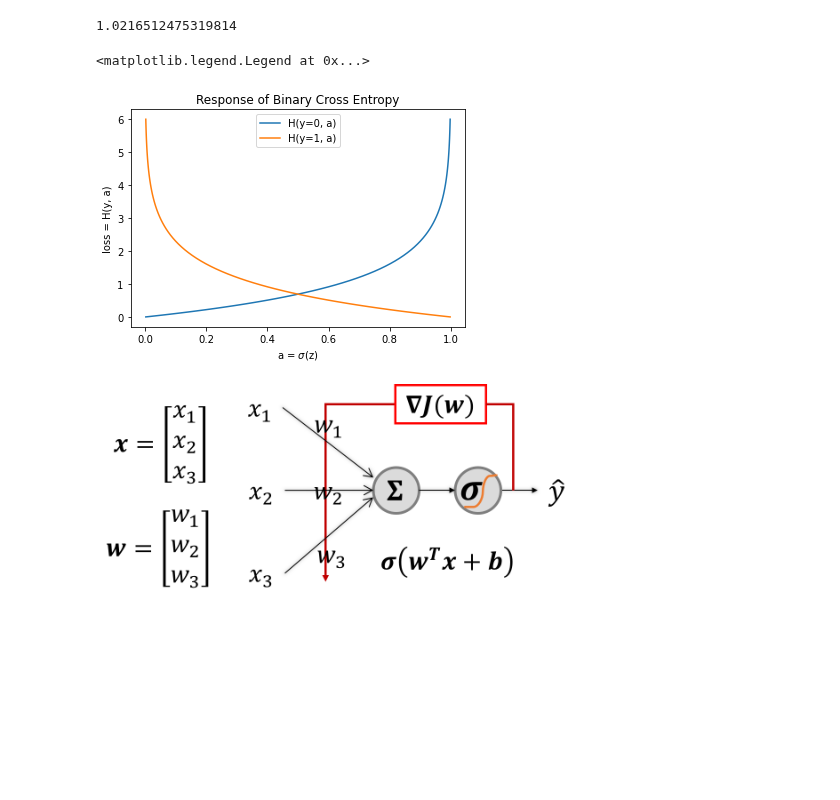
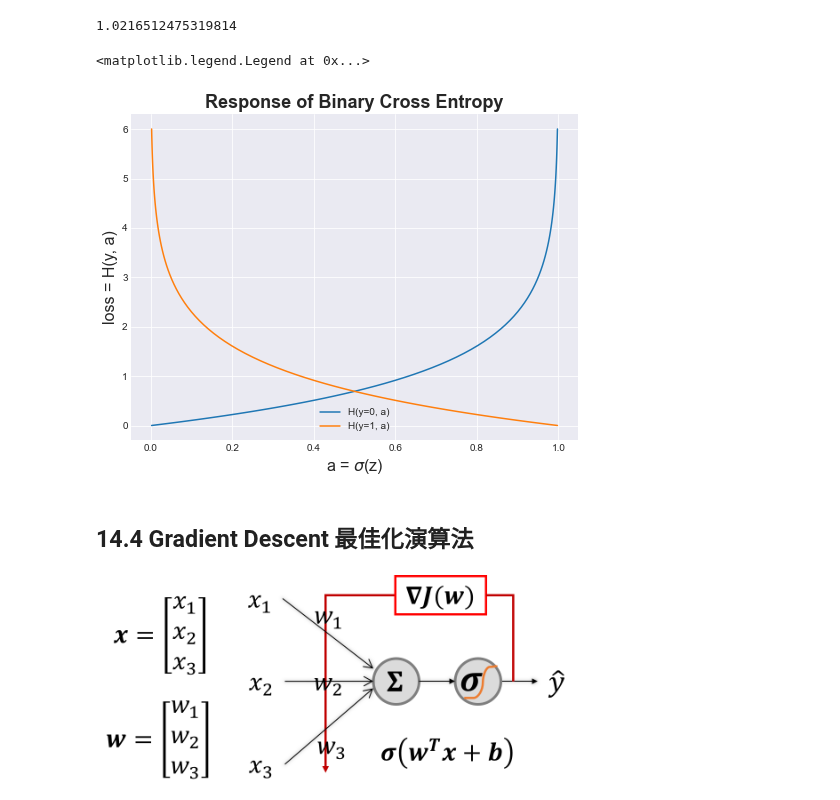
Before and after one commit to twMr7/Python-Machine-Learning, a Jupyter notebook: 14-Building_A_Machine_Learning_Model_from_Scratch.ipynb, the cells around one changed output. Drawn from its saved outputs; the diff is of its cells as text; code cells hidden in the pictures; blank space fills up the shorter version.

```diff
--- a/14-Building_A_Machine_Learning_Model_from_Scratch.ipynb
+++ b/14-Building_A_Machine_Learning_Model_from_Scratch.ipynb
@@ -49,3 +49,11 @@ $$
 監督式學習中，根據學習目標數據的特質有不同的解決手法。 常見的術語，例如從手寫數字的影像辨識成有限數量的 0 到 9 的數字類別，這樣的問題稱為 **分類（classification）** 問題，由於是分辨多個類別的其中一種，又叫 **多元分類（multiclass classification）**。 如果是醫學中常見的區分有病（positive）、沒病（negative）的推斷，稱為 **二元分類（binary classification）**。 現實中另外還常見有一種輸入帶有多種類別標籤的數據，例如電影的分類，某部片可能同時有家庭、科幻、動作、史詩、愛情片，這種稱為 **multi-label calssification**。 假如問題輸出的目標包含一個或多個連續數值的變量，則稱為 **回歸（regression）**。
 
 另外有一種 **非監督式學習（unsupervised learning）** 的方式，使用的訓練集資料沒有包含任何對應的目標向量，而學習的目標則是從資料集中探索如何將類似的觀察資料分門別類，稱為 **聚類（clustering）**。
+# %%
+# 預載入必要模組與環境設定
+%matplotlib inline
+import matplotlib.pyplot as plt
+plt.style.use('seaborn-darkgrid')
+
+import numpy as np
+import pandas as pd
@@ -527,23 +535,27 @@ binary_cross_entropy(y, a)
 # %%
 # 求出 z 在 [-6, 6] 值域範圍內 a = 𝜎(z) 的反應值
 z = np.linspace(-6, 6, num=121)
 a = sigmoid(z)
 
 # 分別求出 y = {0, 1} 下的 H(y, a) 反應值
 H_y0 = binary_cross_entropy(0, a)
 H_y1 = binary_cross_entropy(1, a)
 
 # 將兩條反映曲線分別畫出來
-_, ax = plt.subplots()
+_, ax = plt.subplots(figsize=(8, 6))
 ax.plot(a, H_y0, label='H(y=0, a)')
 ax.plot(a, H_y1, label='H(y=1, a)')
-ax.set_xlabel('a = $\sigma$(z)')
-ax.set_ylabel('loss = H(y, a)')
-ax.set_title('Response of Binary Cross Entropy')
+ax.set_xlabel('a = $\sigma$(z)', fontsize=16)
+ax.set_ylabel('loss = H(y, a)', fontsize=16)
+ax.set_title('Response of Binary Cross Entropy', fontsize=18, fontweight='bold')
 ax.legend()
 # %% [output]
 <matplotlib.legend.Legend at 0x...>
-[figure, old version]
+[figure, new version]
+# %% [markdown]
+<a id="gradient-descent"></a>
+
+## 14.4 Gradient Descent 最佳化演算法
 # %%
 Image(filename='images/LogisticRegression_GradientDescent.png', width=480)
 # %% [output]
```
Also changed, not shown: parts of 13 cells of this notebook.
